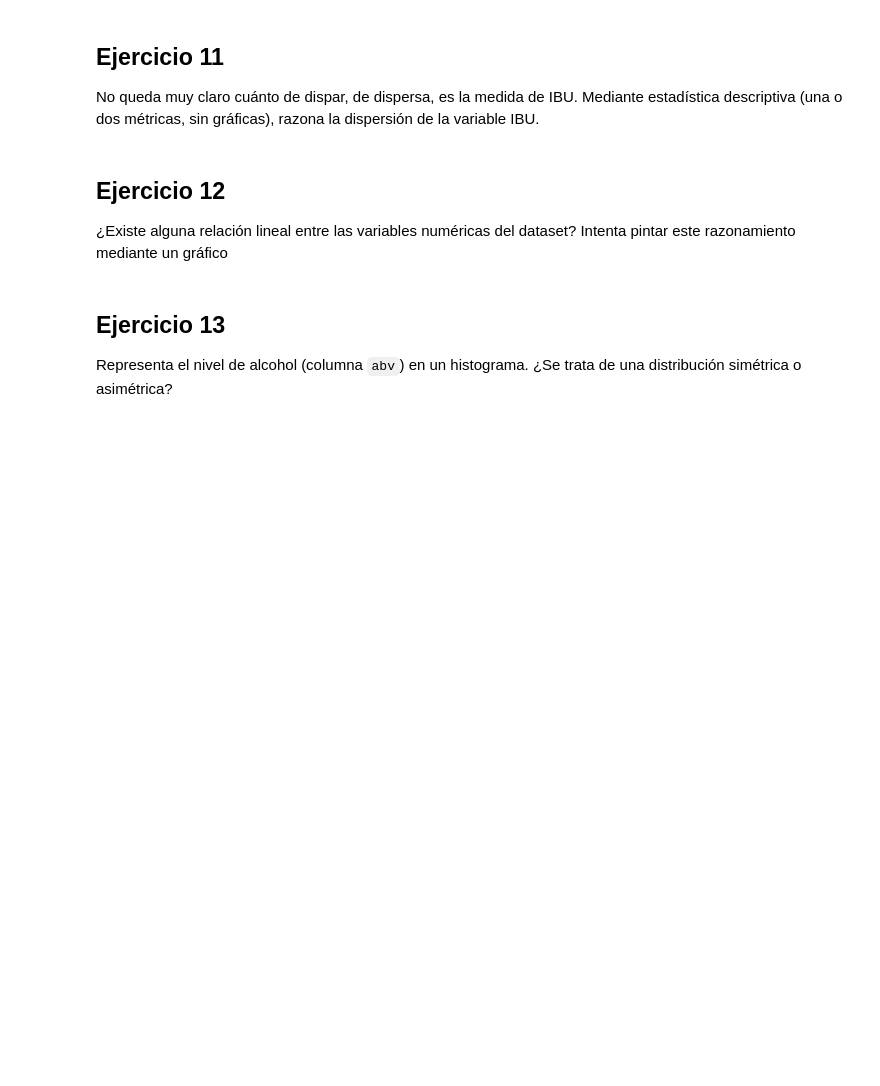
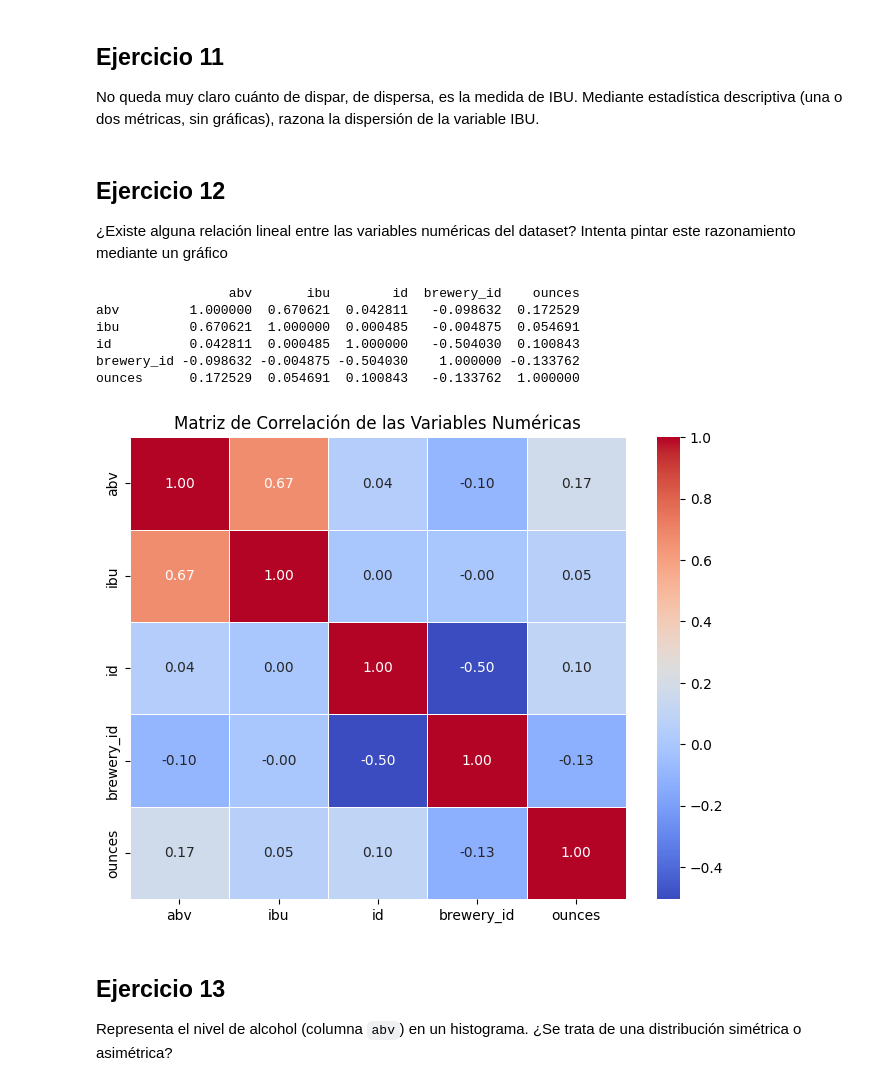
Before and after one commit to NaiSaratxaga/2503_dsft_thebridge_naiara, a Jupyter notebook: 2-Data_Analysis/2-Pandas/Practica/6-Beers/birras_repaso.ipynb, the cells around one changed output. Drawn from its saved outputs; the diff is of its cells as text; code cells hidden in the pictures; blank space fills up the shorter version.

```diff
--- a/2-Data_Analysis/2-Pandas/Practica/6-Beers/birras_repaso.ipynb
+++ b/2-Data_Analysis/2-Pandas/Practica/6-Beers/birras_repaso.ipynb
@@ -264,6 +365,31 @@ No queda muy claro cuánto de dispar, de dispersa, es la medida de IBU. Mediante
 # %% [markdown]
 ## Ejercicio 12
 ¿Existe alguna relación lineal entre las variables numéricas del dataset? Intenta pintar este razonamiento mediante un gráfico
+# %%
+# Selecciona solo las columnas numéricas
+beer_numeric = beer.select_dtypes(include=['number'])
+
+# Calcular la matriz de correlación solo con las columnas numéricas
+correlation_matrix = beer_numeric.corr()
+
+# Matriz de correlación
+print(correlation_matrix)
+
+# Mapa de calor de la matriz de correlación
+plt.figure(figsize=(8, 6))  # Tamaño del gráfico
+sns.heatmap(correlation_matrix, annot=True, cmap='coolwarm', fmt='.2f', linewidths=0.5)
+
+# Título y etiquetas
+plt.title('Matriz de Correlación de las Variables Numéricas')
+plt.show()
+# %% [output]
+                 abv       ibu        id  brewery_id    ounces
+abv         1.000000  0.670621  0.042811   -0.098632  0.172529
+ibu         0.670621  1.000000  0.000485   -0.004875  0.054691
+id          0.042811  0.000485  1.000000   -0.504030  0.100843
+brewery_id -0.098632 -0.004875 -0.504030    1.000000 -0.133762
+ounces      0.172529  0.054691  0.100843   -0.133762  1.000000
+[figure, added]
 # %% [markdown]
 ## Ejercicio 13
 Representa el nivel de alcohol (columna `abv`) en un histograma. ¿Se trata de una distribución simétrica o asimétrica?
```
Also changed, not shown: parts of 11 cells of this notebook.
